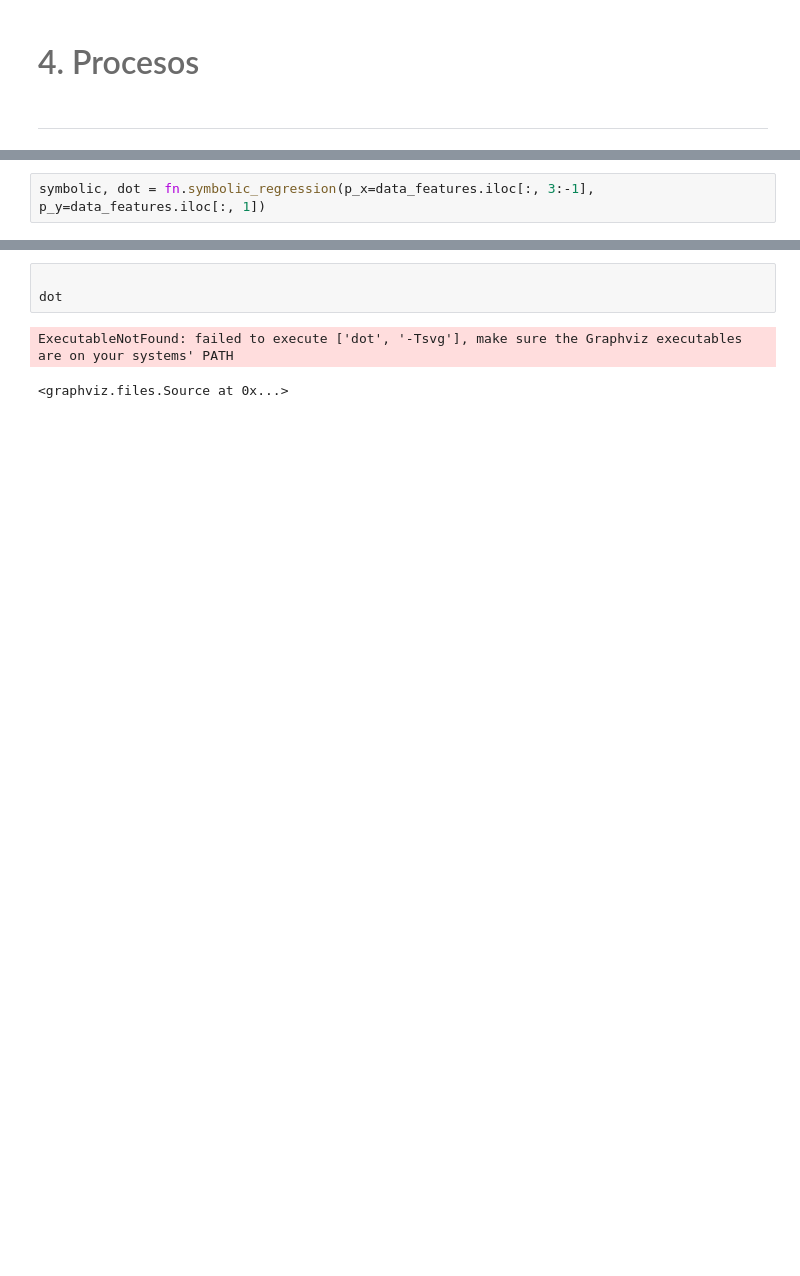
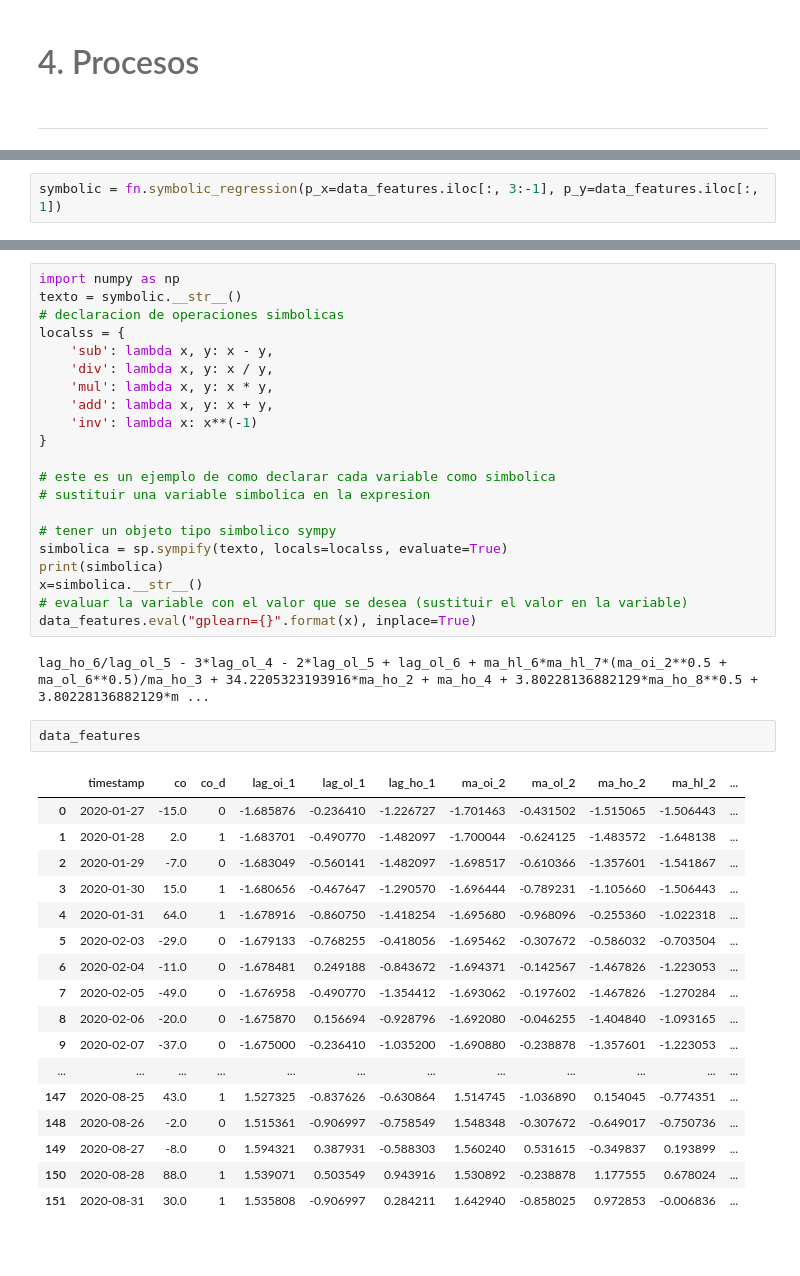
Before and after one commit to IFFranciscoME/Symbolic-Linear-Models, a Jupyter notebook: codigos/notebook.ipynb, the cells around one changed output, grey strips where cells are left out. Drawn from its saved outputs; the diff is of its cells as text; blank space fills up the shorter version.

Commit message:
in dataframe

```diff
--- a/codigos/notebook.ipynb
+++ b/codigos/notebook.ipynb
@@ -161,7 +159,7 @@ print(models)
         -0.        ,  -7.16419967,   1.02381635,  -1.6286974 ,
         -0.        ,  -1.46759955,   0.8164452 ])}}
 # %%
-symbolic, dot = fn.symbolic_regression(p_x=data_features.iloc[:, 3:-1], p_y=data_features.iloc[:, 1])
+symbolic = fn.symbolic_regression(p_x=data_features.iloc[:, 3:-1], p_y=data_features.iloc[:, 1])
 # %% [output]
     |   Population Average    |             Best Individual              |
 ---- ------------------------- ------------------------------------------ ----------
@@ -183,9 +181,46 @@ symbolic, dot = fn.symbolic_regression(p_x=data_features.iloc[:, 3:-1], p_y=data
-# %%
-
-dot
-# %% [output]
-ExecutableNotFound: failed to execute ['dot', '-Tsvg'], make sure the Graphviz executables are on your systems' PATH
-<graphviz.files.Source at 0x...>
+# %%
+import numpy as np
+texto = symbolic.__str__()
+# declaracion de operaciones simbolicas
+localss = {
+    'sub': lambda x, y: x - y,
+    'div': lambda x, y: x / y,
+    'mul': lambda x, y: x * y,
+    'add': lambda x, y: x + y,
+    'inv': lambda x: x**(-1)
+}
+
+# este es un ejemplo de como declarar cada variable como simbolica
+# sustituir una variable simbolica en la expresion
+
+# tener un objeto tipo simbolico sympy
+simbolica = sp.sympify(texto, locals=localss, evaluate=True)
+print(simbolica)
+x=simbolica.__str__()
+# evaluar la variable con el valor que se desea (sustituir el valor en la variable)
+data_features.eval("gplearn={}".format(x), inplace=True)
+# %% [output]
+lag_ho_6/lag_ol_5 - 3*lag_ol_4 - 2*lag_ol_5 + lag_ol_6 + ma_hl_6*ma_hl_7*(ma_oi_2**0.5 + ma_ol_6**0.5)/ma_ho_3 + 34.2205323193916*ma_ho_2 + ma_ho_4 + 3.80228136882129*ma_ho_8**0.5 + 3.80228136882129*m ...
+# %%
+data_features
+# %% [output]
+|  | timestamp | co | co_d | lag_oi_1 | lag_ol_1 | lag_ho_1 | ma_oi_2 | ma_ol_2 | ma_ho_2 | ma_hl_2 | ... |
+| 0 | 2020-01-27 | -15.0 | 0 | -1.685876 | -0.236410 | -1.226727 | -1.701463 | -0.431502 | -1.515065 | -1.506443 | ... |
+| 1 | 2020-01-28 | 2.0 | 1 | -1.683701 | -0.490770 | -1.482097 | -1.700044 | -0.624125 | -1.483572 | -1.648138 | ... |
+| 2 | 2020-01-29 | -7.0 | 0 | -1.683049 | -0.560141 | -1.482097 | -1.698517 | -0.610366 | -1.357601 | -1.541867 | ... |
+| 3 | 2020-01-30 | 15.0 | 1 | -1.680656 | -0.467647 | -1.290570 | -1.696444 | -0.789231 | -1.105660 | -1.506443 | ... |
+| 4 | 2020-01-31 | 64.0 | 1 | -1.678916 | -0.860750 | -1.418254 | -1.695680 | -0.968096 | -0.255360 | -1.022318 | ... |
+| 5 | 2020-02-03 | -29.0 | 0 | -1.679133 | -0.768255 | -0.418056 | -1.695462 | -0.307672 | -0.586032 | -0.703504 | ... |
+| 6 | 2020-02-04 | -11.0 | 0 | -1.678481 | 0.249188 | -0.843672 | -1.694371 | -0.142567 | -1.467826 | -1.223053 | ... |
+| 7 | 2020-02-05 | -49.0 | 0 | -1.676958 | -0.490770 | -1.354412 | -1.693062 | -0.197602 | -1.467826 | -1.270284 | ... |
+| 8 | 2020-02-06 | -20.0 | 0 | -1.675870 | 0.156694 | -0.928796 | -1.692080 | -0.046255 | -1.404840 | -1.093165 | ... |
+| 9 | 2020-02-07 | -37.0 | 0 | -1.675000 | -0.236410 | -1.035200 | -1.690880 | -0.238878 | -1.357601 | -1.223053 | ... |
+| ... | ... | ... | ... | ... | ... | ... | ... | ... | ... | ... | ... |
+| 147 | 2020-08-25 | 43.0 | 1 | 1.527325 | -0.837626 | -0.630864 | 1.514745 | -1.036890 | 0.154045 | -0.774351 | ... |
+| 148 | 2020-08-26 | -2.0 | 0 | 1.515361 | -0.906997 | -0.758549 | 1.548348 | -0.307672 | -0.649017 | -0.750736 | ... |
+| 149 | 2020-08-27 | -8.0 | 0 | 1.594321 | 0.387931 | -0.588303 | 1.560240 | 0.531615 | -0.349837 | 0.193899 | ... |
+| 150 | 2020-08-28 | 88.0 | 1 | 1.539071 | 0.503549 | 0.943916 | 1.530892 | -0.238878 | 1.177555 | 0.678024 | ... |
+| 151 | 2020-08-31 | 30.0 | 1 | 1.535808 | -0.906997 | 0.284211 | 1.642940 | -0.858025 | 0.972853 | -0.006836 | ... |
 # %% [markdown]
 <br>
 # %% [markdown]
```
Also changed, not shown: parts of 2 cells of this notebook, 2 other files.
